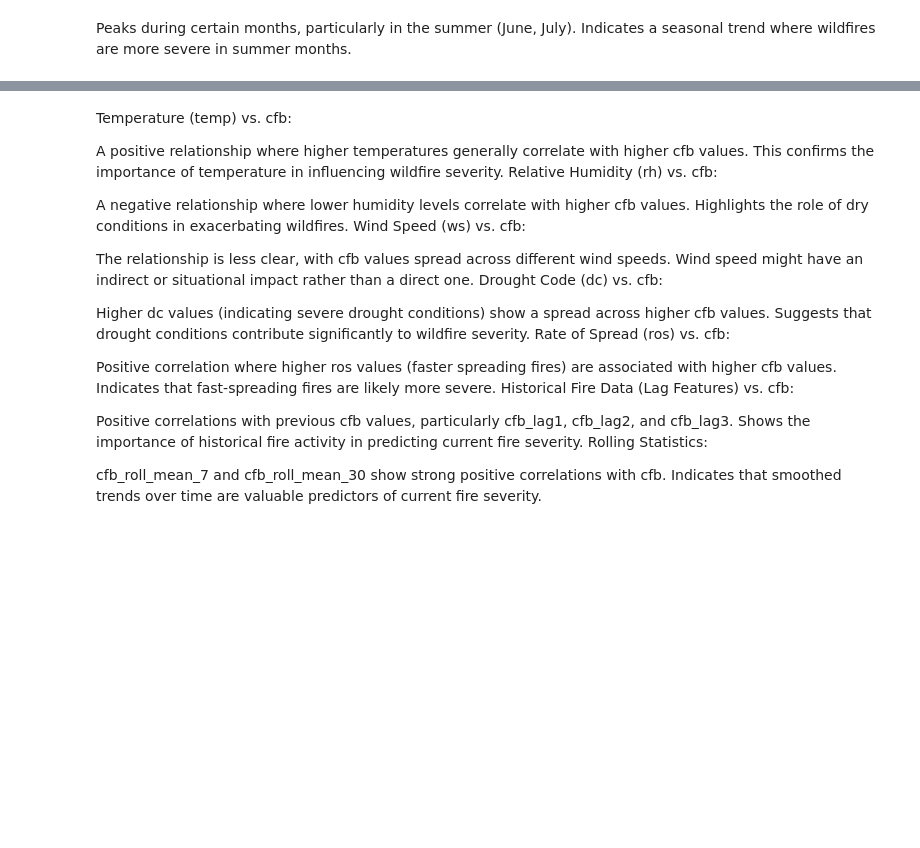
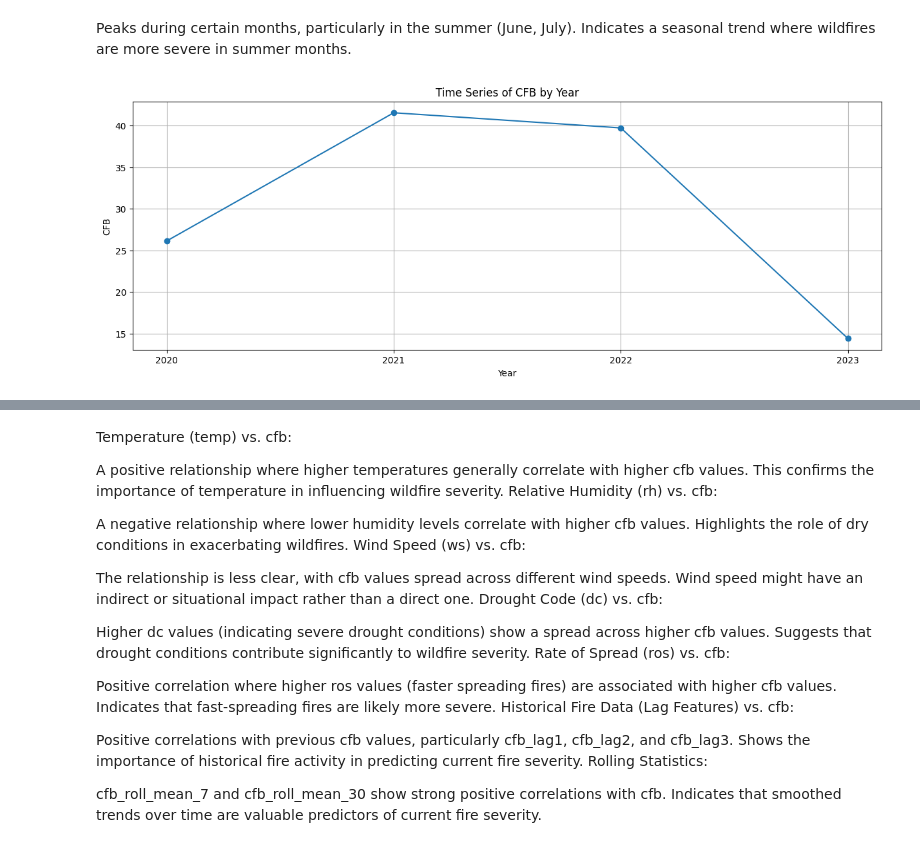
Before and after one commit to Big-Data-Capstone-S2024/WildFireSimulation, a Jupyter notebook: wildfireprediction_feature_engineering.ipynb, the cells around one changed output, grey strips where cells are left out. Cells and saved outputs as stored; diff of their text form; code cells hidden in the pictures; blank space fills up the shorter version.

```diff
--- a/wildfireprediction_feature_engineering.ipynb
+++ b/wildfireprediction_feature_engineering.ipynb
@@ -299,6 +334,19 @@ plt.show()
 [figure]
 # %% [markdown]
 Peaks during certain months, particularly in the summer (June, July). Indicates a seasonal trend where wildfires are more severe in summer months.
+# %%
+# Plot time series of CFB by year
+plt.figure(figsize=(15, 5))
+annual_avg_cfb = geo_wfp.groupby('year')['cfb'].mean().reset_index()
+plt.plot(annual_avg_cfb['year'], annual_avg_cfb['cfb'], marker='o')
+plt.title('Time Series of CFB by Year')
+plt.xlabel('Year')
+plt.ylabel('CFB')
+plt.grid(True)
+plt.xticks(annual_avg_cfb['year'])
+plt.show()
+# %% [output]
+[figure, added]
 # %%
 # Pairplot to visualize relationships between features and the target
 sns.pairplot(geo_wfp, vars=columns_to_visualize + ['cfb'])
```
Also changed, not shown: parts of 17 cells of this notebook, 18 other files.
